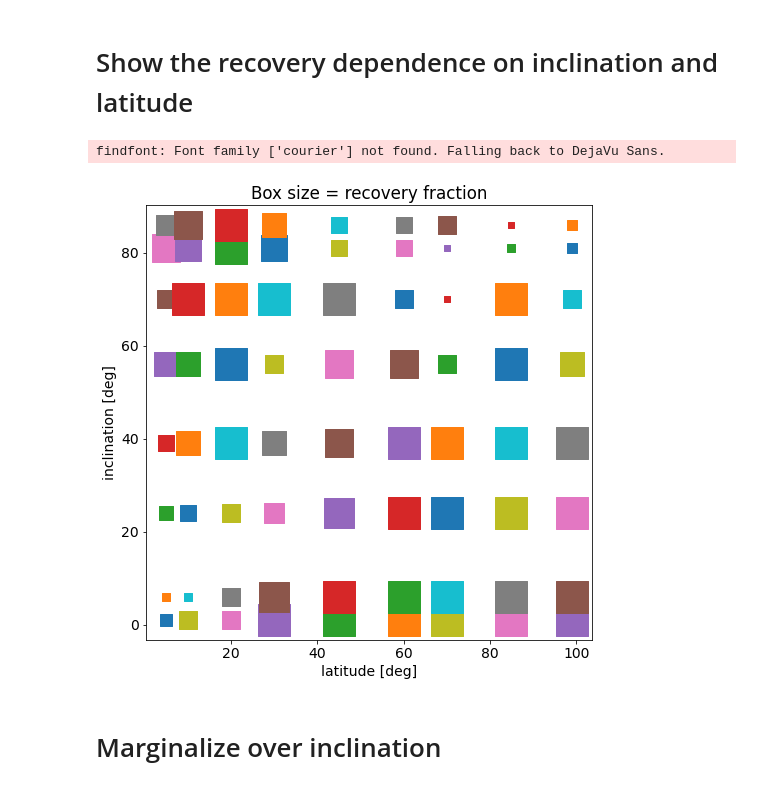
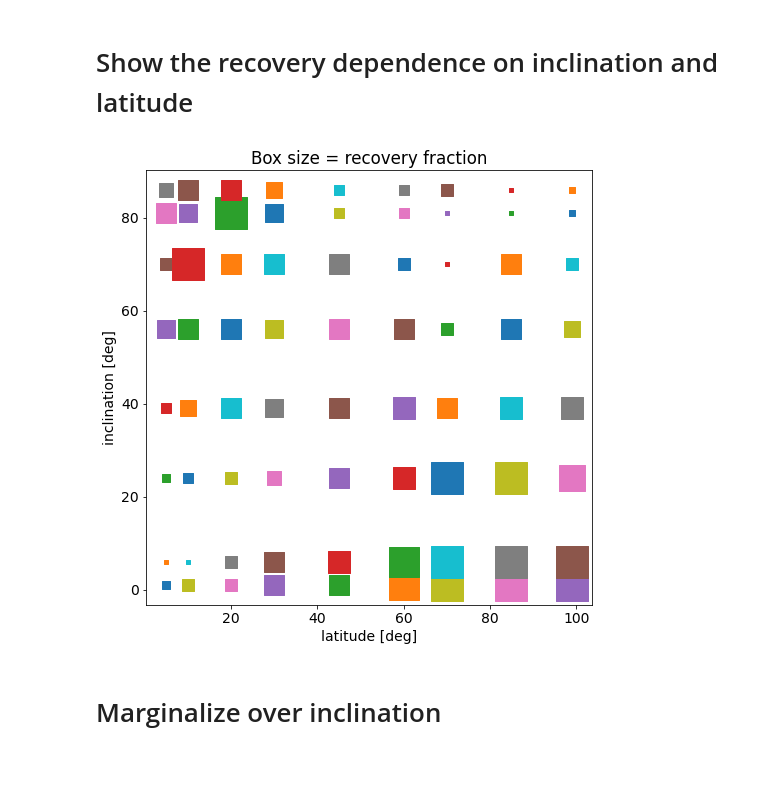
Before and after one commit to ekaterinailin/MalachiteMountains, a Jupyter notebook: analysis/notebooks/_NB_simulated_flares_injection_recovery_and_5x5_illustration.ipynb, the cells around one changed output. Saved outputs shown, nothing was run; the diff lists cells and outputs as text; code cells hidden in the pictures.

Commit message:
extra figures in mnras draft

```diff
--- a/analysis/notebooks/_NB_simulated_flares_injection_recovery_and_5x5_illustration.ipynb
+++ b/analysis/notebooks/_NB_simulated_flares_injection_recovery_and_5x5_illustration.ipynb
@@ -223,18 +225,17 @@ Text(0, 0.5, 'measured duration / Prot')
 # Show the recovery dependence on inclination and latitude
 # %%
 plt.figure(figsize=(8,8))
-ff = flares[flares.a_input>.4]
+ff = flares[flares.a_input>.2]
 for l, h in ff.groupby("theta"):
     for ll, g in h.groupby("inlc"):
         s = g[(g.ampl_rec >.2) & (g.Protratio > .15) ].shape[0]/g.shape[0]
 
         plt.scatter([l],[ll],s=(s*10)**3,marker="s")
 plt.xlabel("latitude [deg]")
 plt.ylabel("inclination [deg]")
 plt.title("Box size = recovery fraction");
 # %% [output]
-findfont: Font family ['courier'] not found. Falling back to DejaVu Sans.
-[figure, old version]
+[figure, new version]
 # %% [markdown]
 # Marginalize over inclination
 # %%
```
Also changed, not shown: parts of 2 cells of this notebook, 5 other files.
